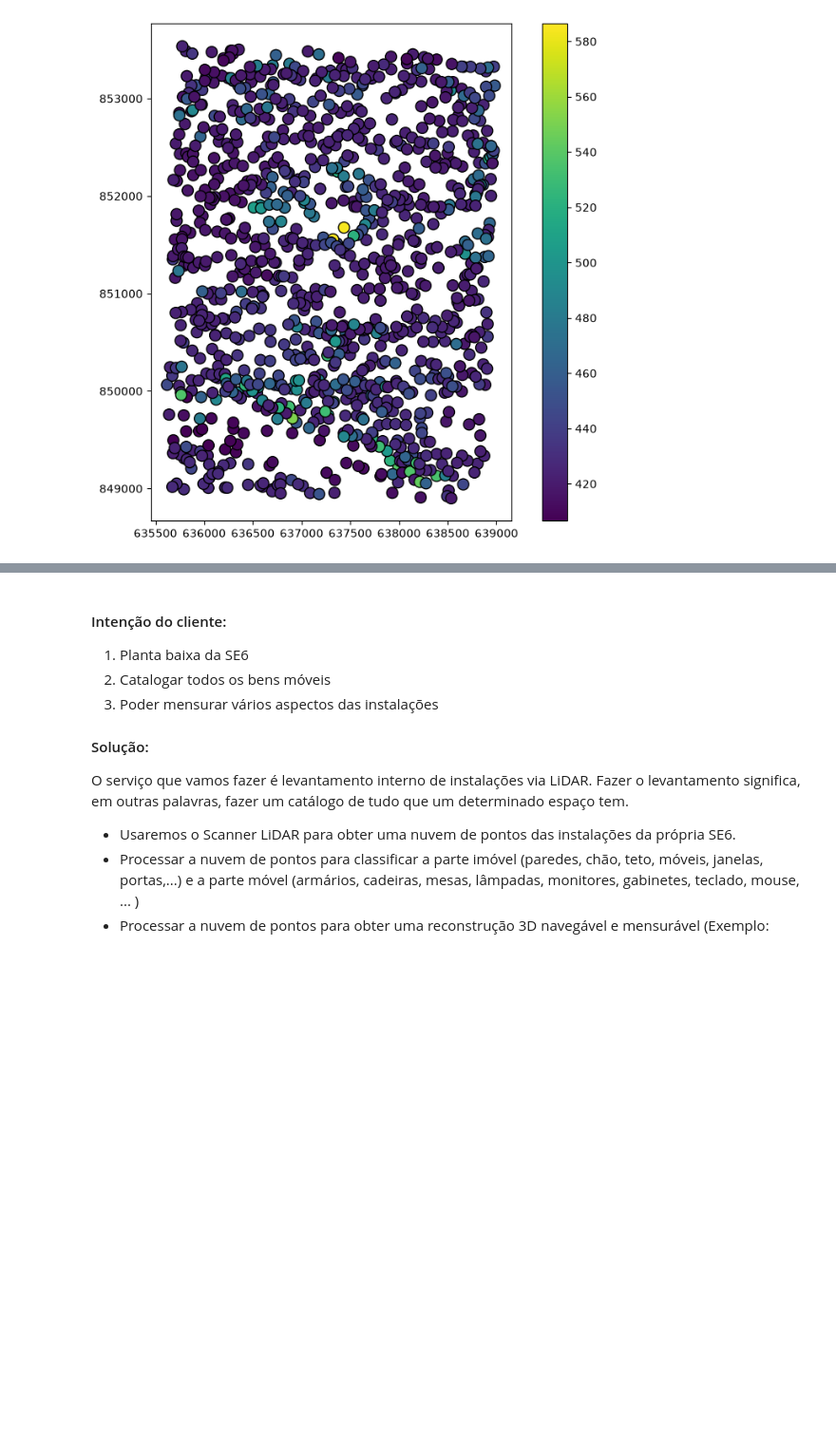
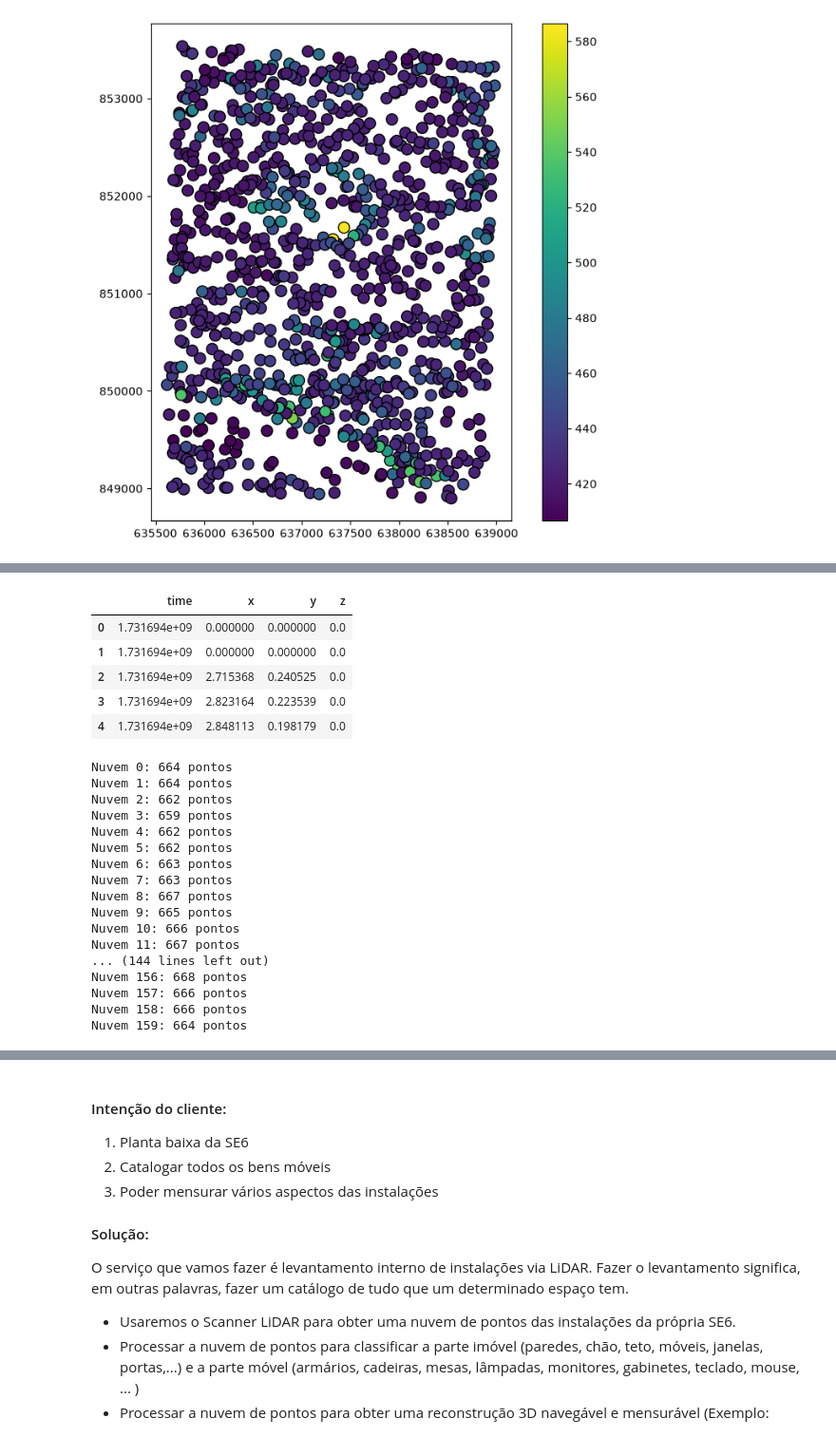
Before and after one commit to HumbertoDiego/LevantamentoLidarIME, a Jupyter notebook: 01_Intro.ipynb, the cells around one changed output, grey strips where cells are left out. Shown at 95% size. Drawn from its saved outputs; the diff is of its cells as text; code cells hidden in the pictures; blank space fills up the shorter version.

```diff
--- a/01_Intro.ipynb
+++ b/01_Intro.ipynb
@@ -180,0 +201,51 @@ gdf.plot(column="Z", cmap="viridis", legend=True, markersize=100, edgecolor='bla
+# %%
+import pandas as pd
+
+df = pd.read_csv(f"dados/amostras/t_x_y_z1.csv", names=["time","x","y","z"], header=None)
+
+display(df.head())
+
+# n = qt de nuvens de pontos
+n = int((df.time.max() - df.time.min()) / 0.1666)
+
+# Split the DataFrame into separate clouds
+def select_frame(i):
+    start_time = df.time.values[0]
+    low_limit = (i-1)*0.1666+start_time
+    high_limit = i*0.1666+start_time
+    df2 = df[(df['time']>low_limit) & (df['time']<high_limit)]
+    print(f"Nuvem {i-1}: {len(df2)} pontos")
+    return df2
+
+dfs = [select_frame(i) for i in range(1,n+1)]
+
+# remove time column
+for i in range(len(dfs)):
+    try:
+        del dfs[i]['time']
+    except:
+        pass
+# %% [output]
+|  | time | x | y | z |
+| 0 | 1.731694e+09 | 0.000000 | 0.000000 | 0.0 |
+| 1 | 1.731694e+09 | 0.000000 | 0.000000 | 0.0 |
+| 2 | 1.731694e+09 | 2.715368 | 0.240525 | 0.0 |
+| 3 | 1.731694e+09 | 2.823164 | 0.223539 | 0.0 |
+| 4 | 1.731694e+09 | 2.848113 | 0.198179 | 0.0 |
+Nuvem 0: 664 pontos
+Nuvem 1: 664 pontos
+Nuvem 2: 662 pontos
+Nuvem 3: 659 pontos
+Nuvem 4: 662 pontos
+Nuvem 5: 662 pontos
+Nuvem 6: 663 pontos
+Nuvem 7: 663 pontos
+Nuvem 8: 667 pontos
+Nuvem 9: 665 pontos
+Nuvem 10: 666 pontos
+Nuvem 11: 667 pontos
+... (144 lines left out)
+Nuvem 156: 668 pontos
+Nuvem 157: 666 pontos
+Nuvem 158: 666 pontos
+Nuvem 159: 664 pontos
```
Also changed, not shown: parts of 11 cells of this notebook, 7 other files.
